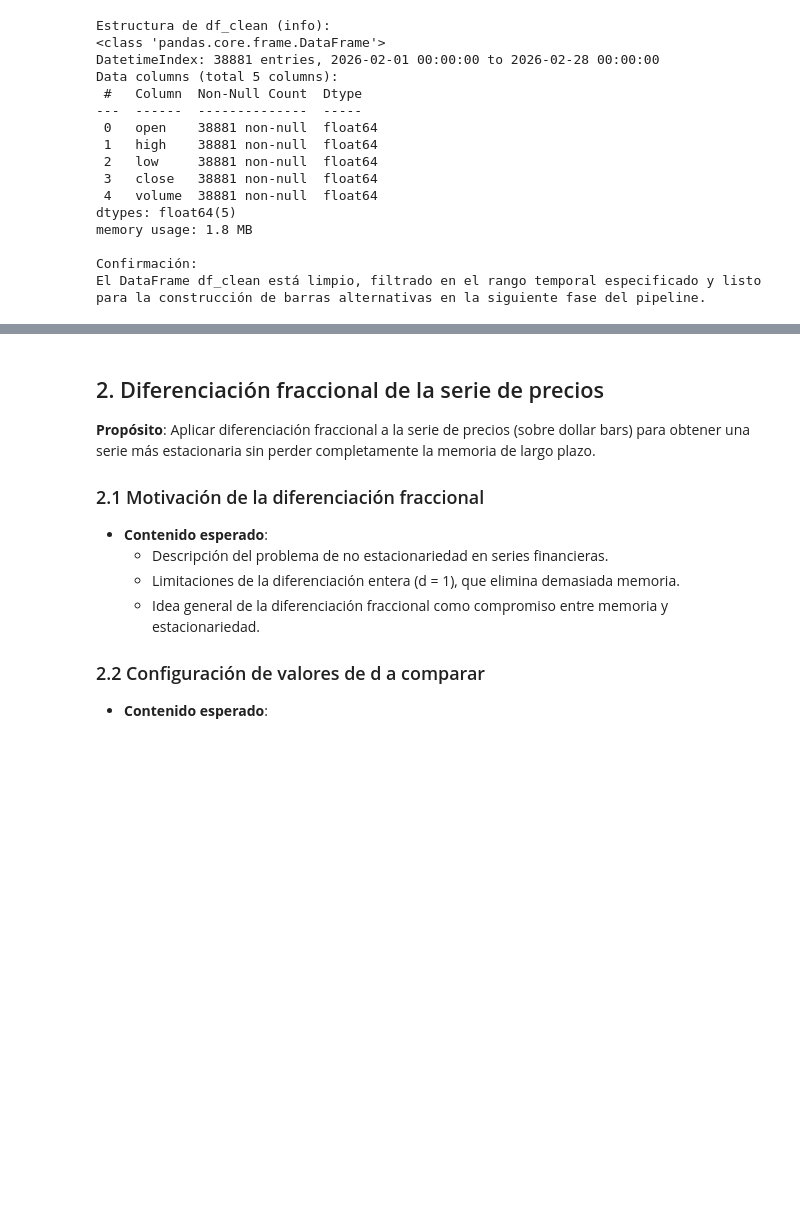
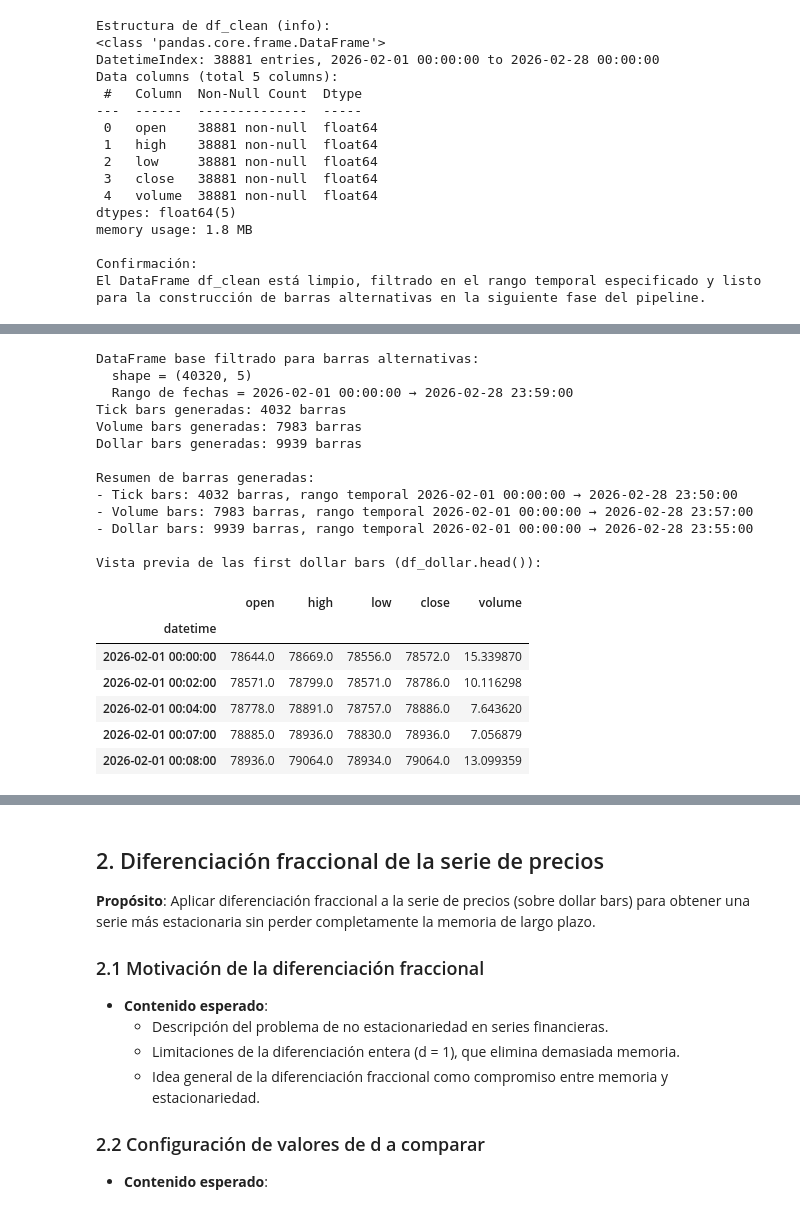
Before and after one commit to Romequinco/TAREA_PROCESADO_DATOS_FINANCIEROS_PARA_MACHINE_LEARNING, a Jupyter notebook: PREPROCESADO_DATOS_FINANCIEROS_.ipynb, the cells around one changed output, grey strips where cells are left out. Saved outputs shown, nothing was run; the diff lists cells and outputs as text; code cells hidden in the pictures; blank space fills up the shorter version.

```diff
--- a/PREPROCESADO_DATOS_FINANCIEROS_.ipynb
+++ b/PREPROCESADO_DATOS_FINANCIEROS_.ipynb
@@ -575,0 +796,52 @@ En esta sección se explicará que:
+# %%
+# Seleccionamos el DataFrame base. Según el enunciado, partimos de `df`
+if 'df' in globals():
+    df_base = df
+elif 'df_clean' in globals():
+    df_base = df_clean
+else:
+    raise RuntimeError("No se ha encontrado un DataFrame base llamado 'df' o 'df_clean'.")
+
+# Filtramos solo el rango de fechas definido en DATE_START y DATE_END
+df_base_filtered = df_base.loc[DATE_START:DATE_END]
+
+print("DataFrame base filtrado para barras alternativas:")
+print("  shape =", df_base_filtered.shape)
+print("  Rango de fechas =", df_base_filtered.index.min(), "→", df_base_filtered.index.max())
+
+# Construimos las tres familias de barras usando solo el DataFrame filtrado
+df_tick = tick_bars(df_base_filtered, TICK_SIZE)
+df_volume = volume_bars(df_base_filtered, VOLUME_THRESHOLD)
+df_dollar = dollar_bars(df_base_filtered, DOLLAR_THRESHOLD)
+
+# Resumen de cada tipo de barra
+print("\nResumen de barras generadas:")
+for name, df_b in [("Tick bars", df_tick), ("Volume bars", df_volume), ("Dollar bars", df_dollar)]:
+    if not df_b.empty:
+        print(f"- {name}: {len(df_b)} barras, rango temporal {df_b.index.min()} → {df_b.index.max()}")
+    else:
+        print(f"- {name}: 0 barras (revisar parámetros).")
+
+print("\nVista previa de las first dollar bars (df_dollar.head()):")
+display(df_dollar.head())
+# %% [output]
+DataFrame base filtrado para barras alternativas:
+  shape = (40320, 5)
+  Rango de fechas = 2026-02-01 00:00:00 → 2026-02-28 23:59:00
+Tick bars generadas: 4032 barras
+Volume bars generadas: 7983 barras
+Dollar bars generadas: 9939 barras
+
+Resumen de barras generadas:
+- Tick bars: 4032 barras, rango temporal 2026-02-01 00:00:00 → 2026-02-28 23:50:00
+- Volume bars: 7983 barras, rango temporal 2026-02-01 00:00:00 → 2026-02-28 23:57:00
+- Dollar bars: 9939 barras, rango temporal 2026-02-01 00:00:00 → 2026-02-28 23:55:00
+
+Vista previa de las first dollar bars (df_dollar.head()):
+|  | open | high | low | close | volume |
+| datetime |  |  |  |  |  |
+| 2026-02-01 00:00:00 | 78644.0 | 78669.0 | 78556.0 | 78572.0 | 15.339870 |
+| 2026-02-01 00:02:00 | 78571.0 | 78799.0 | 78571.0 | 78786.0 | 10.116298 |
+| 2026-02-01 00:04:00 | 78778.0 | 78891.0 | 78757.0 | 78886.0 | 7.643620 |
+| 2026-02-01 00:07:00 | 78885.0 | 78936.0 | 78830.0 | 78936.0 | 7.056879 |
+| 2026-02-01 00:08:00 | 78936.0 | 79064.0 | 78934.0 | 79064.0 | 13.099359 |
```
Also changed, not shown: parts of 22 cells of this notebook.
